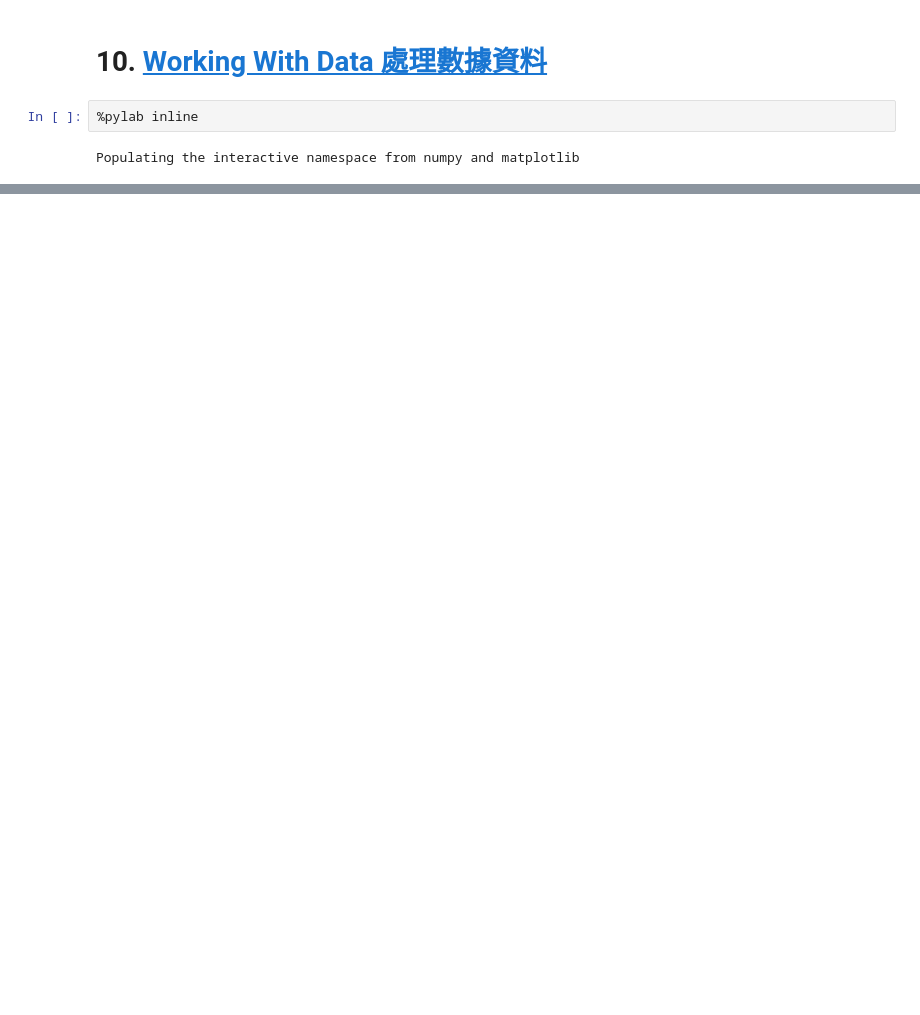
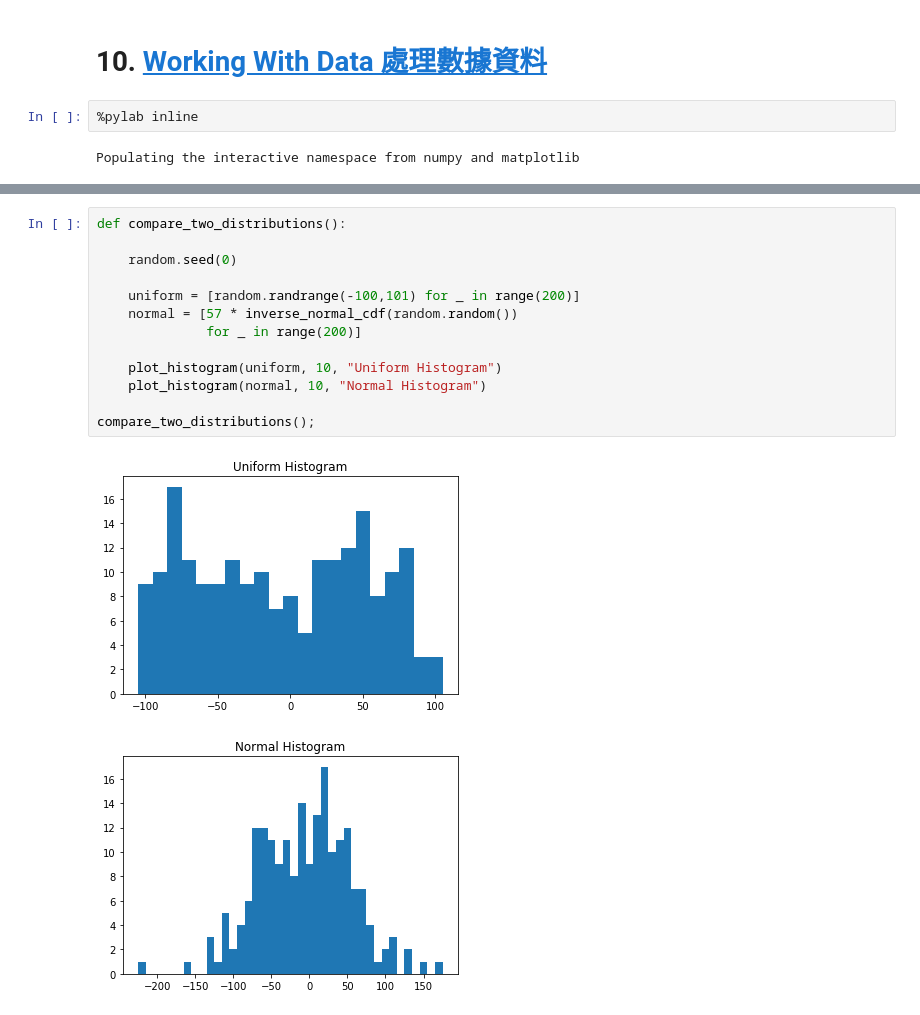
Before and after one commit to Wei1234c/Data_Science_from_Scratch, a Jupyter notebook: notebooks/10. Working With Data 處理數據資料.ipynb, the cells around one changed output, grey strips where cells are left out. Cells and saved outputs as stored; diff of their text form; blank space fills up the shorter version.

```diff
--- a/notebooks/10. Working With Data 處理數據資料.ipynb
+++ b/notebooks/10. Working With Data 處理數據資料.ipynb
@@ -510,0 +46,16 @@ make_scatterplot_matrix()
+# %%
+def compare_two_distributions():
+
+    random.seed(0)
+
+    uniform = [random.randrange(-100,101) for _ in range(200)]
+    normal = [57 * inverse_normal_cdf(random.random())
+              for _ in range(200)]
+
+    plot_histogram(uniform, 10, "Uniform Histogram")
+    plot_histogram(normal, 10, "Normal Histogram")
+
+compare_two_distributions();
+# %% [output]
+[figure, added]
+[figure, added]
```
Also changed, not shown: parts of 22 cells of this notebook, 13 other files.
